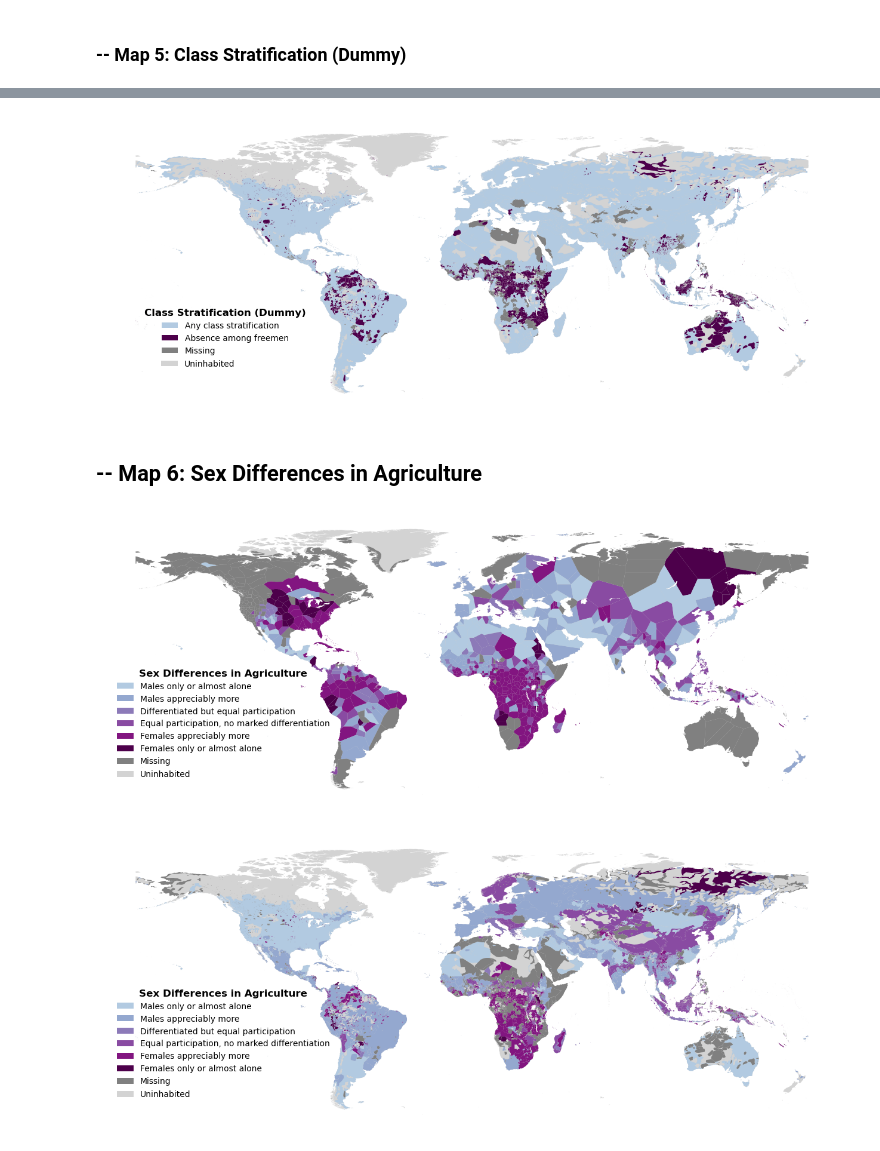
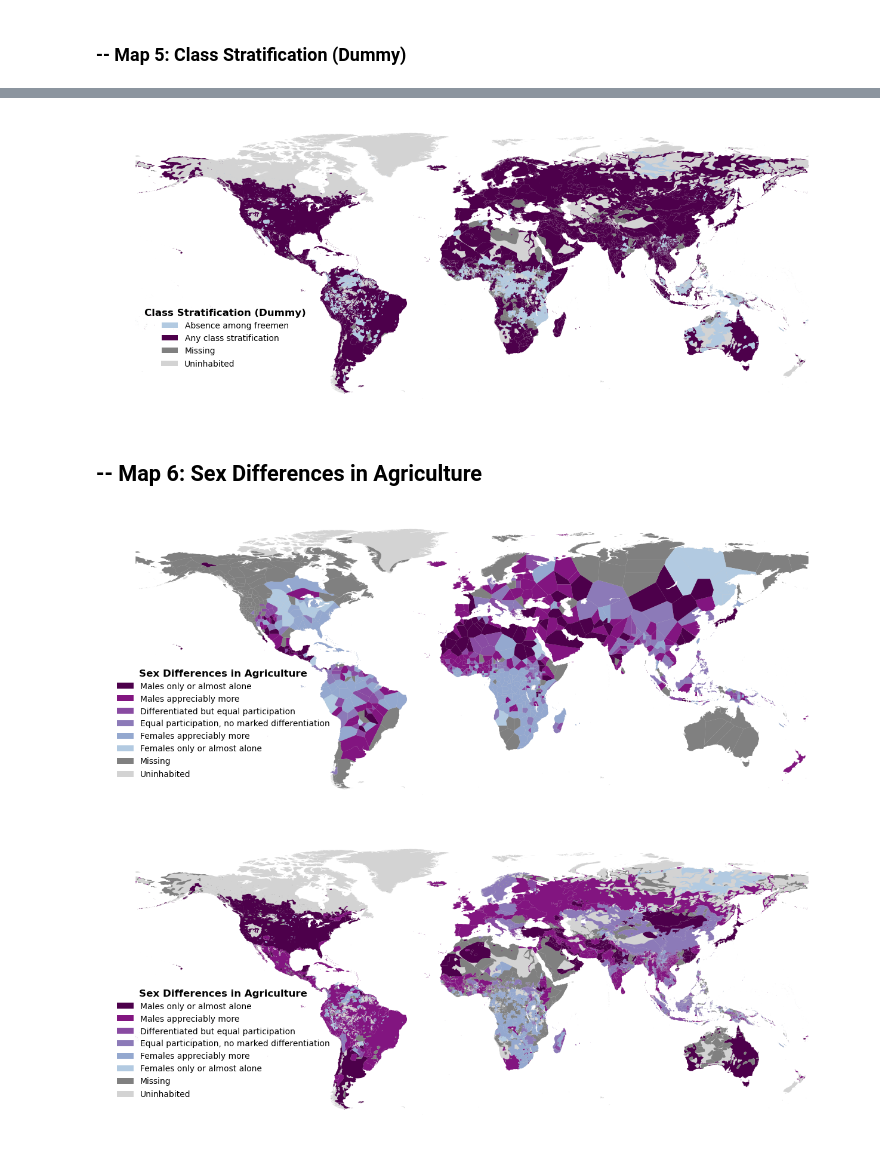
Before and after one commit to juamiji1/ethnographic-atlas, a Jupyter notebook: code/2_maps/Maps_Replication_Presentation_CulturesinCrisis.ipynb, the cells around one changed output, grey strips where cells are left out. Saved outputs shown, nothing was run; the diff lists cells and outputs as text; code cells hidden in the pictures.

Commit message:
invertting colors

```diff
--- a/code/2_maps/Maps_Replication_Presentation_CulturesinCrisis.ipynb
+++ b/code/2_maps/Maps_Replication_Presentation_CulturesinCrisis.ipynb
@@ -943,8 +943,8 @@ poscol_shape.plot(
 
 # Dictionary for labels
 label_map = {
-    0: "Any class stratification",
-    1: "Absence among freemen"
+    0: "Absence among freemen",
+    1: "Any class stratification"
 }
 
 # Custom legend
@@ -969,34 +969,34 @@ legend = ax.legend(
 
 # Create a rectangular legend patch
 uninhabited_patch = Patch(
     facecolor='lightgray',
     edgecolor='none',
     label='Uninhabited'
 )
 
 # Add to the legend
 custom_legend = ax.legend(
     handles=[uninhabited_patch],
     loc='lower left',
     bbox_to_anchor=(0.07, 0.125, 0.2, 0.2),
     frameon=False,
     prop = FontProperties(size=10),
 )
 
 # Add it to other legend
 ax.add_artist(legend)
 
 # Force same spatial extent
 ax.set_aspect('equal', adjustable='box')
 ax.set_axis_off()
 
 # Save to PDF
 plt.savefig(export_path / "Replication_D_ClassStrati_POSCOL.pdf", format='pdf', dpi=300, bbox_inches='tight')
 
 #Show the plot
 plt.show()
 # %% [output]
-[figure, old version]
+[figure, new version]
 # %% [markdown]
 ## -- Map 6: Sex Differences in Agriculture
 # %%
@@ -1006,7 +1006,7 @@ categories = sorted(categories)  # Optional: sort for consistent coloring
 
 # Step 2: Sample colors from the custom colormap
 n = len(categories)
-category_colors = strong_bupu(np.linspace(0, 1, n))
+category_colors = strong_bupu(np.linspace(1, 0, n))
 category_color_map = dict(zip(categories, category_colors))
 
 # Step 3: Map the colors to a new column
@@ -1090,7 +1090,7 @@ plt.savefig(export_path / "Replication_SexDiffAgg_PRECOL.pdf", format='pdf', dpi
 #Show the plot
 plt.show()
 # %% [output]
-[figure, old version]
+[figure, new version]
 # %%
 # Step 1: Extract unique categories (excluding NaNs)
 categories = poscol_shape['v54'].dropna().unique()
@@ -1098,7 +1098,7 @@ categories = sorted(categories)  # Optional: sort for consistent coloring
 
 # Step 2: Sample colors from the custom colormap
 n = len(categories)
-category_colors = strong_bupu(np.linspace(0, 1, n))
+category_colors = strong_bupu(np.linspace(1, 0, n))
 category_color_map = dict(zip(categories, category_colors))
 
 # Step 3: Map the colors to a new column
@@ -1182,4 +1182,4 @@ plt.savefig(export_path / "Replication_SexDiffAgg_POSCOL.pdf", format='pdf', dpi
 #Show the plot
 plt.show()
 # %% [output]
-[figure, old version]
+[figure, new version]
```
Also changed, not shown: parts of 1 cell of this notebook, 2 other files.
